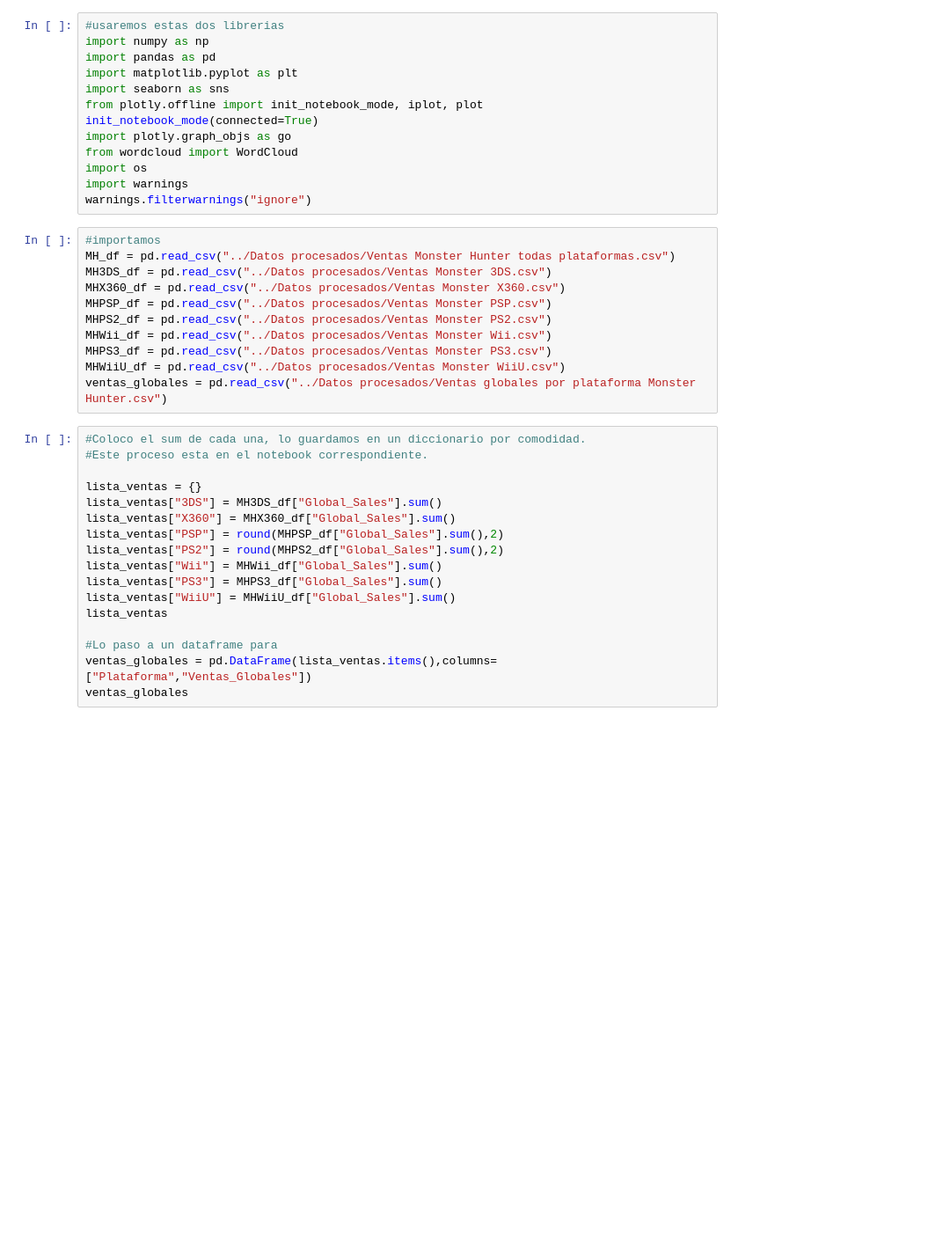
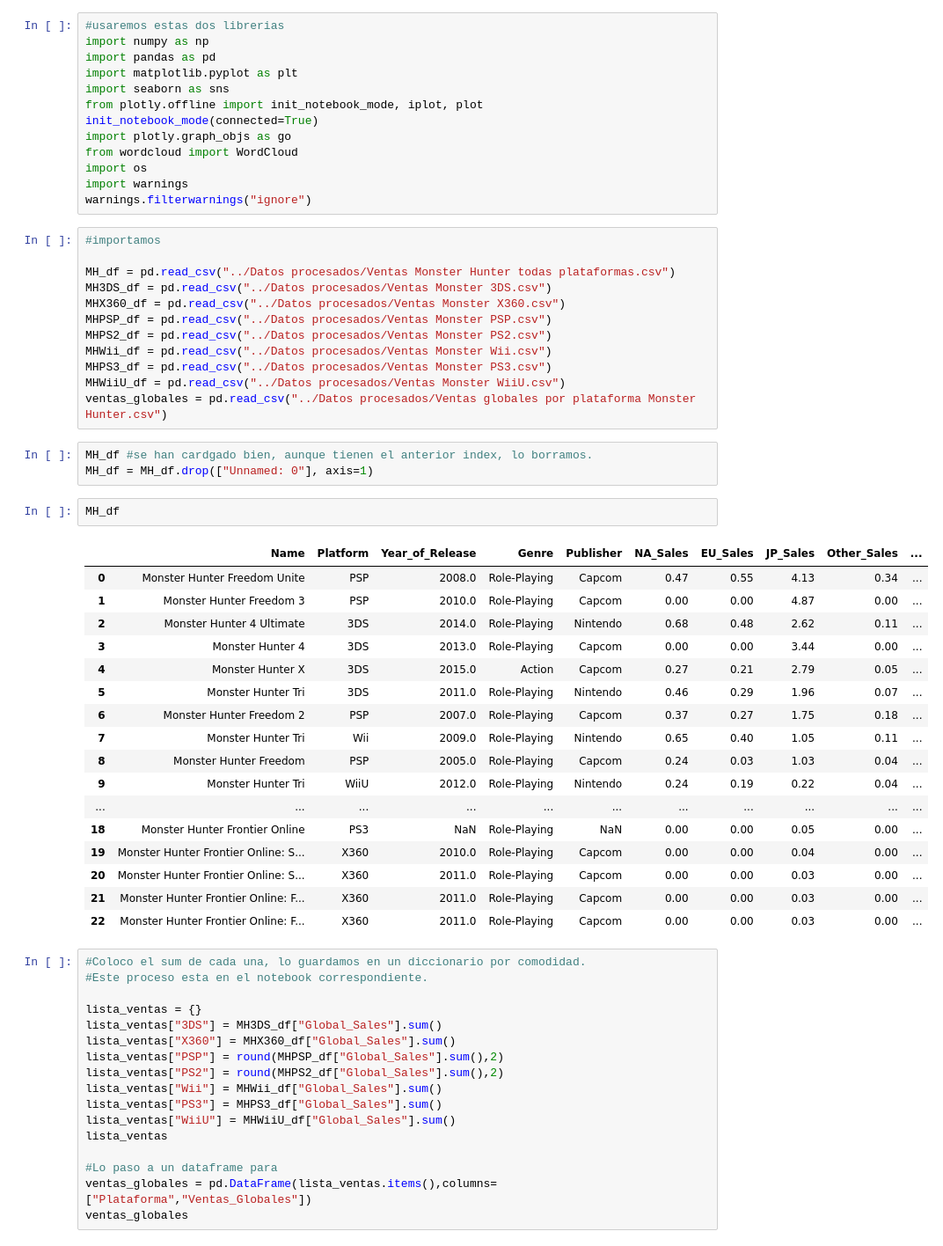
Before and after one commit to AdrianNiet/Proyecto-EDA, a Jupyter notebook: proyecto analisis de datos/presentacion y notebook/realizacion del proyecto (memoria).ipynb, the cells around one changed output. Shown: that part at 88% size. Drawn from its saved outputs; the diff is of its cells as text; blank space fills up the shorter version.

```diff
--- a/proyecto analisis de datos/presentacion y notebook/realizacion del proyecto (memoria).ipynb
+++ b/proyecto analisis de datos/presentacion y notebook/realizacion del proyecto (memoria).ipynb
@@ -29,6 +29,7 @@ import warnings
 warnings.filterwarnings("ignore")
 # %%
 #importamos
+
 MH_df = pd.read_csv("../Datos procesados/Ventas Monster Hunter todas plataformas.csv")
 MH3DS_df = pd.read_csv("../Datos procesados/Ventas Monster 3DS.csv")
 MHX360_df = pd.read_csv("../Datos procesados/Ventas Monster X360.csv")
@@ -38,6 +39,29 @@ MHWii_df = pd.read_csv("../Datos procesados/Ventas Monster Wii.csv")
 MHPS3_df = pd.read_csv("../Datos procesados/Ventas Monster PS3.csv")
 MHWiiU_df = pd.read_csv("../Datos procesados/Ventas Monster WiiU.csv")
 ventas_globales = pd.read_csv("../Datos procesados/Ventas globales por plataforma Monster Hunter.csv")
+# %%
+MH_df #se han cardgado bien, aunque tienen el anterior index, lo borramos.
+MH_df = MH_df.drop(["Unnamed: 0"], axis=1)
+# %%
+MH_df
+# %% [output]
+|  | Name | Platform | Year_of_Release | Genre | Publisher | NA_Sales | EU_Sales | JP_Sales | Other_Sales | ... |
+| 0 | Monster Hunter Freedom Unite | PSP | 2008.0 | Role-Playing | Capcom | 0.47 | 0.55 | 4.13 | 0.34 | ... |
+| 1 | Monster Hunter Freedom 3 | PSP | 2010.0 | Role-Playing | Capcom | 0.00 | 0.00 | 4.87 | 0.00 | ... |
+| 2 | Monster Hunter 4 Ultimate | 3DS | 2014.0 | Role-Playing | Nintendo | 0.68 | 0.48 | 2.62 | 0.11 | ... |
+| 3 | Monster Hunter 4 | 3DS | 2013.0 | Role-Playing | Capcom | 0.00 | 0.00 | 3.44 | 0.00 | ... |
+| 4 | Monster Hunter X | 3DS | 2015.0 | Action | Capcom | 0.27 | 0.21 | 2.79 | 0.05 | ... |
+| 5 | Monster Hunter Tri | 3DS | 2011.0 | Role-Playing | Nintendo | 0.46 | 0.29 | 1.96 | 0.07 | ... |
+| 6 | Monster Hunter Freedom 2 | PSP | 2007.0 | Role-Playing | Capcom | 0.37 | 0.27 | 1.75 | 0.18 | ... |
+| 7 | Monster Hunter Tri | Wii | 2009.0 | Role-Playing | Nintendo | 0.65 | 0.40 | 1.05 | 0.11 | ... |
+| 8 | Monster Hunter Freedom | PSP | 2005.0 | Role-Playing | Capcom | 0.24 | 0.03 | 1.03 | 0.04 | ... |
+| 9 | Monster Hunter Tri | WiiU | 2012.0 | Role-Playing | Nintendo | 0.24 | 0.19 | 0.22 | 0.04 | ... |
+| ... | ... | ... | ... | ... | ... | ... | ... | ... | ... | ... |
+| 18 | Monster Hunter Frontier Online | PS3 | NaN | Role-Playing | NaN | 0.00 | 0.00 | 0.05 | 0.00 | ... |
+| 19 | Monster Hunter Frontier Online: S... | X360 | 2010.0 | Role-Playing | Capcom | 0.00 | 0.00 | 0.04 | 0.00 | ... |
+| 20 | Monster Hunter Frontier Online: S... | X360 | 2011.0 | Role-Playing | Capcom | 0.00 | 0.00 | 0.03 | 0.00 | ... |
+| 21 | Monster Hunter Frontier Online: F... | X360 | 2011.0 | Role-Playing | Capcom | 0.00 | 0.00 | 0.03 | 0.00 | ... |
+| 22 | Monster Hunter Frontier Online: F... | X360 | 2011.0 | Role-Playing | Capcom | 0.00 | 0.00 | 0.03 | 0.00 | ... |
 # %%
 #Coloco el sum de cada una, lo guardamos en un diccionario por comodidad.
 #Este proceso esta en el notebook correspondiente.
```
Also changed, not shown: parts of 4 cells of this notebook, 29 other files.
